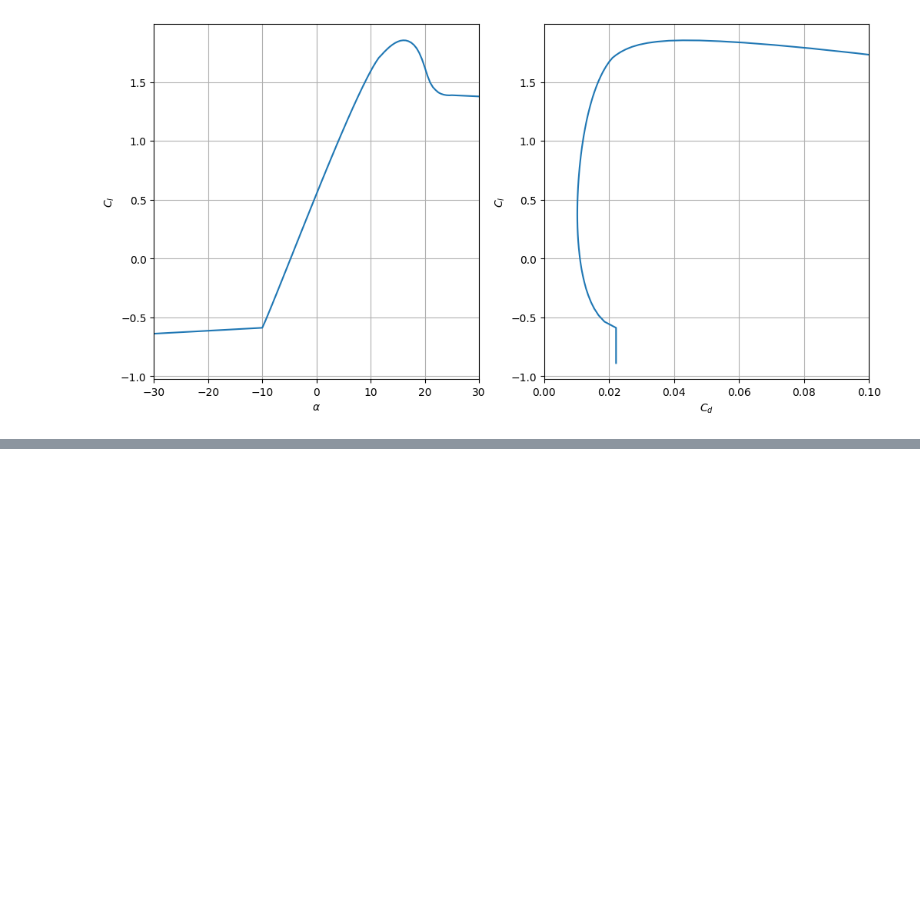
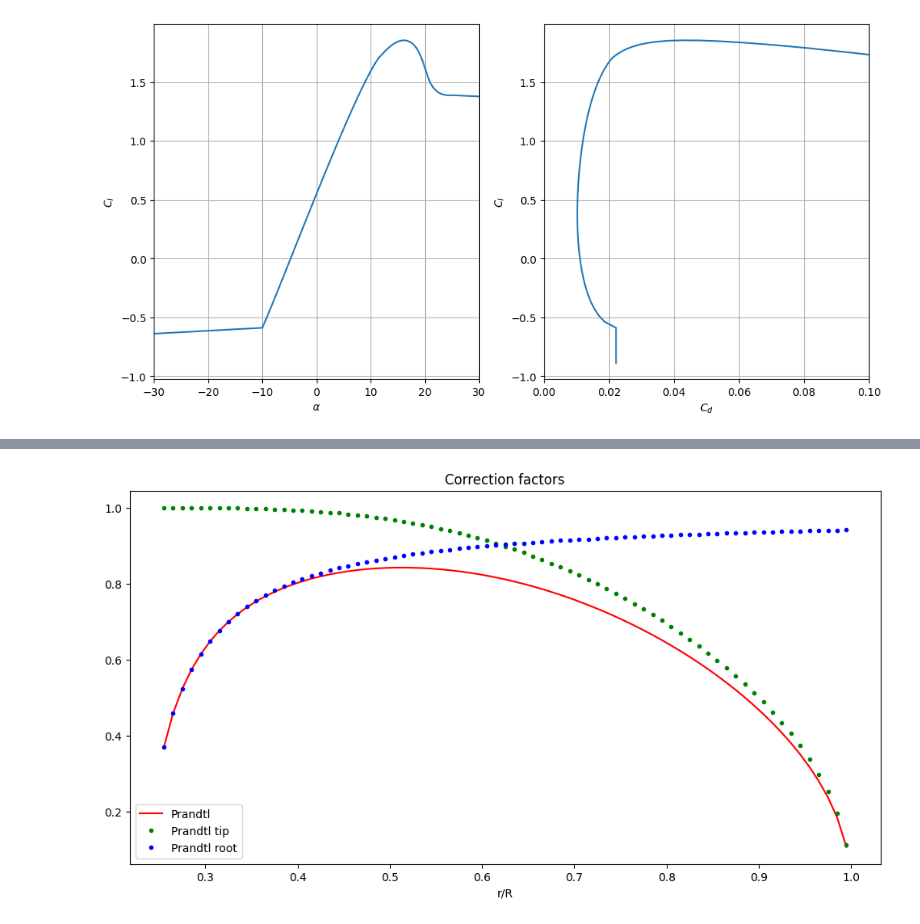
Before and after one commit to msahirs/AE4135-Rotor_Wake, a Jupyter notebook: BEMmodel_modded.ipynb, the cells around one changed output, grey strips where cells are left out. Saved outputs shown, nothing was run; the diff lists cells and outputs as text; code cells hidden in the pictures; blank space fills up the shorter version.

```diff
--- a/BEMmodel_modded.ipynb
+++ b/BEMmodel_modded.ipynb
@@ -305,0 +314,13 @@ plt.show()
+# %%
+Prandtl, Prandtltip, Prandtlroot = PrandtlTipRootCorrection(results[:,2], 0.24, 1, TSR, NBlades, results[:,0])
+
+fig1 = plt.figure(figsize=(12, 6))
+plt.title(r'Correction factors')
+plt.plot(results[:,2], Prandtl, 'r-', label='Prandtl')
+plt.plot(results[:,2], Prandtltip, 'g.', label='Prandtl tip')
+plt.plot(results[:,2], Prandtlroot, 'b.', label='Prandtl root')
+plt.xlabel('r/R')
+plt.legend()
+plt.show()
+# %% [output]
+[figure, added]
```
Also changed, not shown: parts of 11 cells of this notebook.
